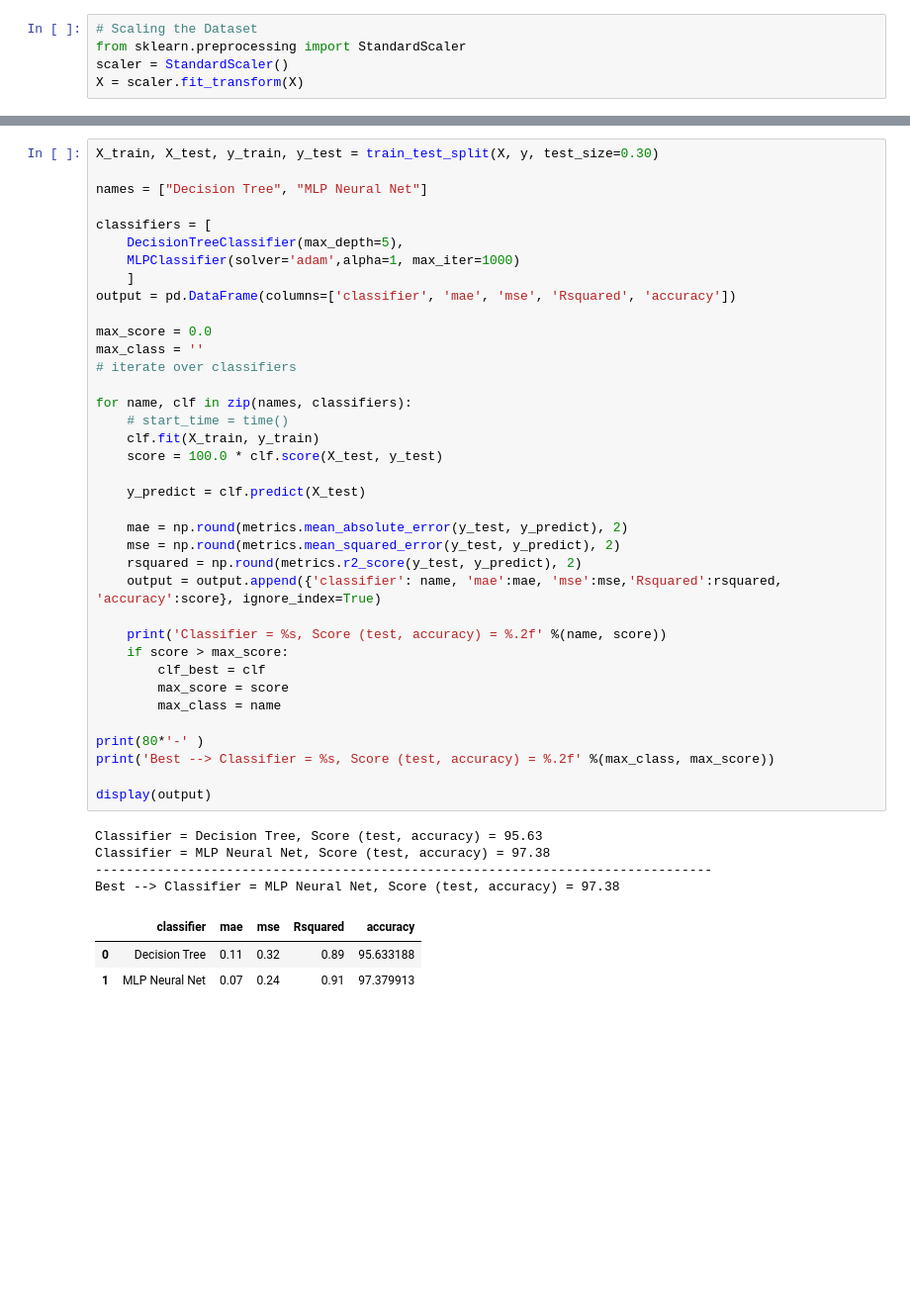
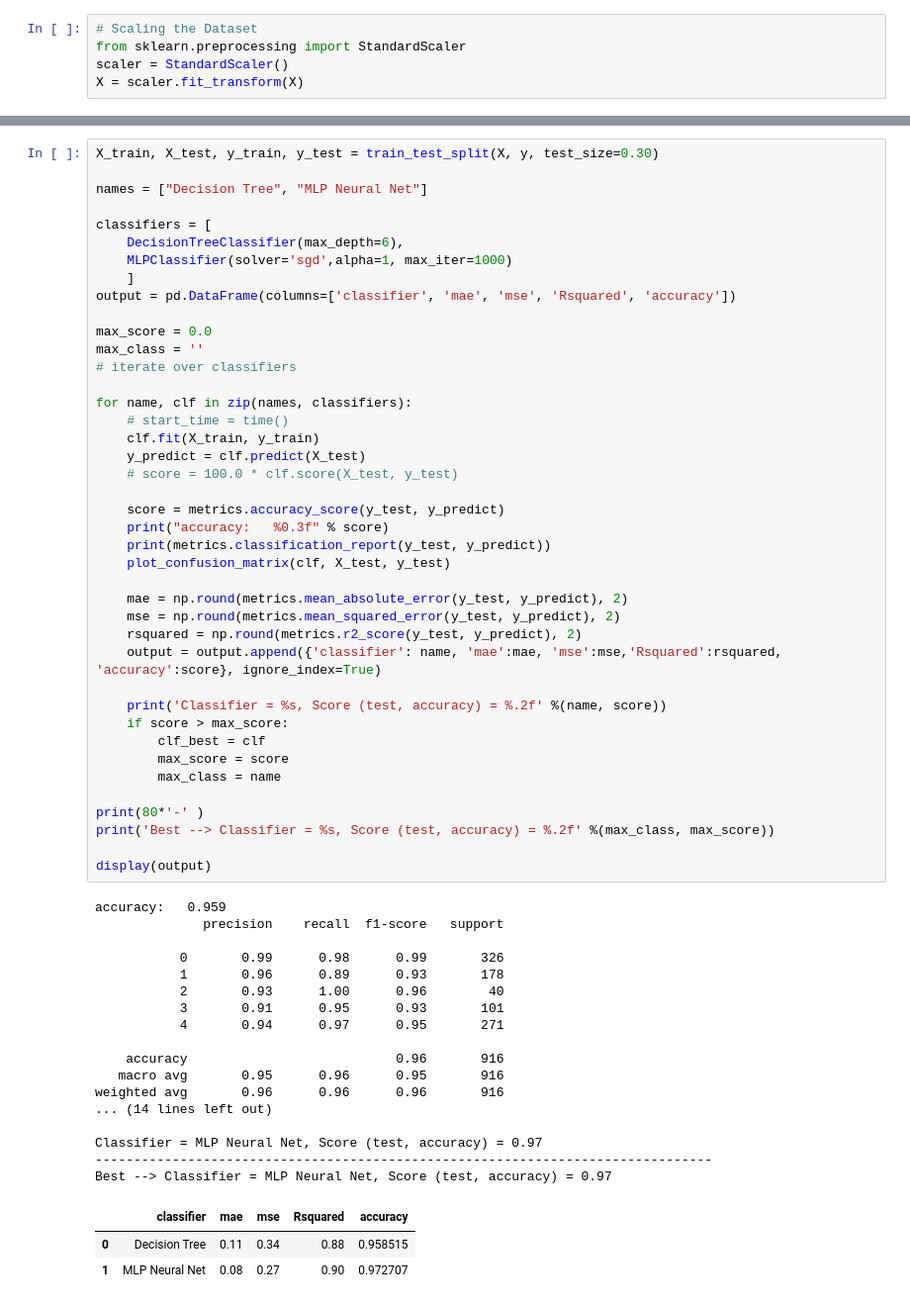
Before and after one commit to jocelynbaduria/cmpe-257_Machine_Learning, a Jupyter notebook: [Jocelyn_Baduria]_HW5_HPO_257_ML.ipynb, the cells around one changed output, grey strips where cells are left out. Shown: that part at 99% size. Drawn from its saved outputs; the diff is of its cells as text; blank space fills up the shorter version.

```diff
--- a/[Jocelyn_Baduria]_HW5_HPO_257_ML.ipynb
+++ b/[Jocelyn_Baduria]_HW5_HPO_257_ML.ipynb
@@ -143,42 +232,59 @@ X_train, X_test, y_train, y_test = train_test_split(X, y, test_size=0.30)
 names = ["Decision Tree", "MLP Neural Net"]
 
 classifiers = [
-    DecisionTreeClassifier(max_depth=5),
-    MLPClassifier(solver='adam',alpha=1, max_iter=1000)
+    DecisionTreeClassifier(max_depth=6),
+    MLPClassifier(solver='sgd',alpha=1, max_iter=1000)
     ]
 output = pd.DataFrame(columns=['classifier', 'mae', 'mse', 'Rsquared', 'accuracy'])
 
 max_score = 0.0
 max_class = ''
 # iterate over classifiers
 
 for name, clf in zip(names, classifiers):
     # start_time = time()
     clf.fit(X_train, y_train)
-    score = 100.0 * clf.score(X_test, y_test)
+    y_predict = clf.predict(X_test)
+    # score = 100.0 * clf.score(X_test, y_test)
 
-    y_predict = clf.predict(X_test)
+    score = metrics.accuracy_score(y_test, y_predict)
+    print("accuracy:   %0.3f" % score)
+    print(metrics.classification_report(y_test, y_predict))
+    plot_confusion_matrix(clf, X_test, y_test)
 
     mae = np.round(metrics.mean_absolute_error(y_test, y_predict), 2)
     mse = np.round(metrics.mean_squared_error(y_test, y_predict), 2)
     rsquared = np.round(metrics.r2_score(y_test, y_predict), 2)
     output = output.append({'classifier': name, 'mae':mae, 'mse':mse,'Rsquared':rsquared, 'accuracy':score}, ignore_index=True)
 
     print('Classifier = %s, Score (test, accuracy) = %.2f' %(name, score))
     if score > max_score:
         clf_best = clf
         max_score = score
         max_class = name
 
 print(80*'-' )
 print('Best --> Classifier = %s, Score (test, accuracy) = %.2f' %(max_class, max_score))
 
 display(output)
 # %% [output]
-Classifier = Decision Tree, Score (test, accuracy) = 95.63
-Classifier = MLP Neural Net, Score (test, accuracy) = 97.38
+accuracy:   0.959
+              precision    recall  f1-score   support
+
+           0       0.99      0.98      0.99       326
+           1       0.96      0.89      0.93       178
+           2       0.93      1.00      0.96        40
+           3       0.91      0.95      0.93       101
+           4       0.94      0.97      0.95       271
+
+    accuracy                           0.96       916
+   macro avg       0.95      0.96      0.95       916
+weighted avg       0.96      0.96      0.96       916
+... (14 lines left out)
+
+Classifier = MLP Neural Net, Score (test, accuracy) = 0.97
 --------------------------------------------------------------------------------
-Best --> Classifier = MLP Neural Net, Score (test, accuracy) = 97.38
+Best --> Classifier = MLP Neural Net, Score (test, accuracy) = 0.97
 |  | classifier | mae | mse | Rsquared | accuracy |
-| 0 | Decision Tree | 0.11 | 0.32 | 0.89 | 95.633188 |
-| 1 | MLP Neural Net | 0.07 | 0.24 | 0.91 | 97.379913 |
+| 0 | Decision Tree | 0.11 | 0.34 | 0.88 | 0.958515 |
+| 1 | MLP Neural Net | 0.08 | 0.27 | 0.90 | 0.972707 |
```
Also changed, not shown: parts of 35 cells of this notebook.
